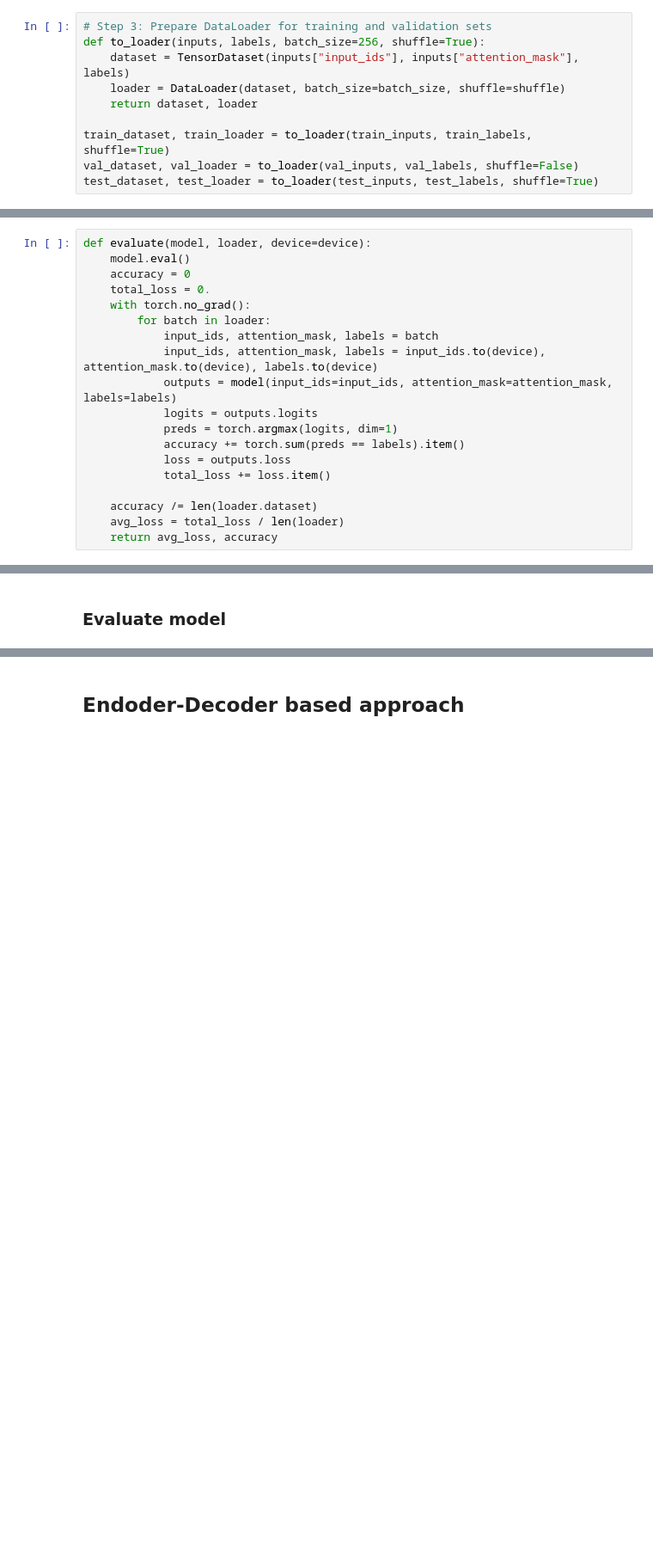
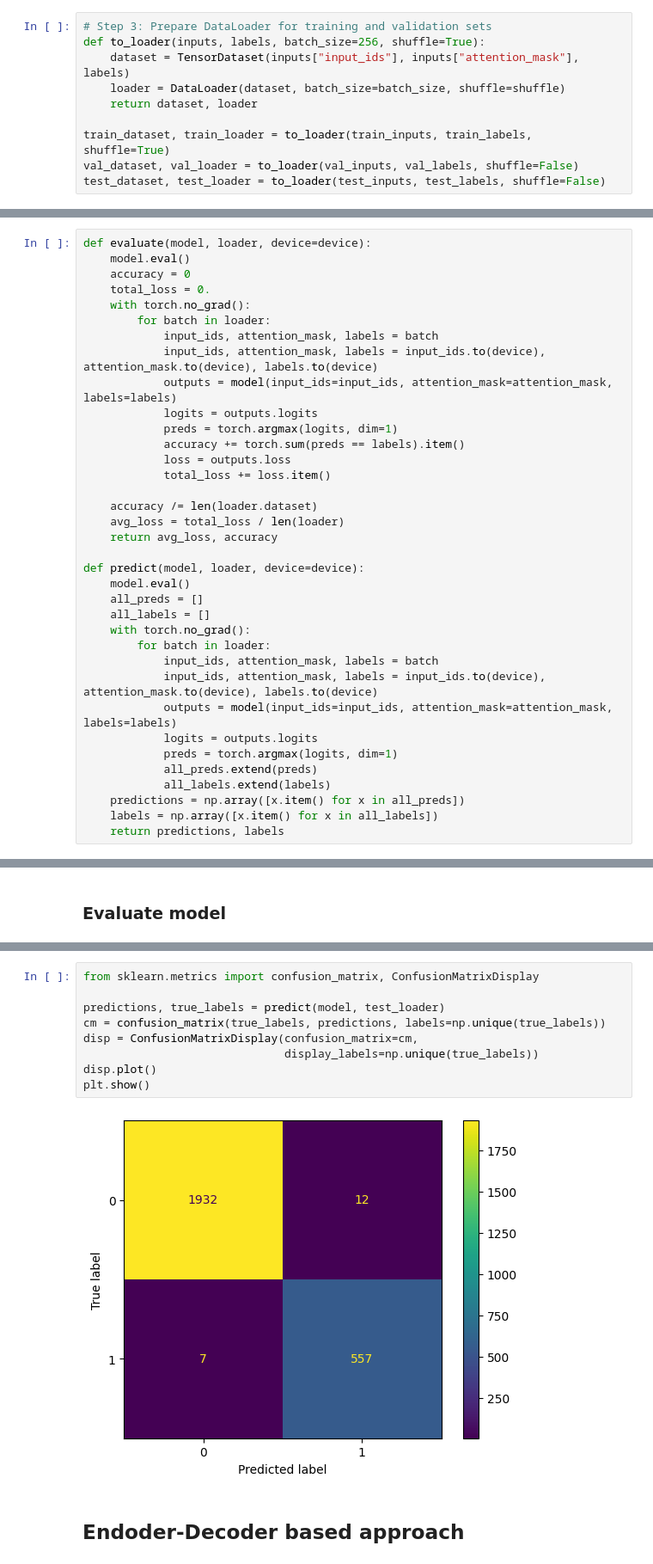
Before and after one commit to Tristan-Amadei/NLP, a Jupyter notebook: src/modelling.ipynb, the cells around one changed output, grey strips where cells are left out. Shown at 86% size. Drawn from its saved outputs; the diff is of its cells as text; blank space fills up the shorter version.

Commit message:
confusion matrix for ft

```diff
--- a/src/modelling.ipynb
+++ b/src/modelling.ipynb
@@ -257,7 +259,7 @@ def to_loader(inputs, labels, batch_size=256, shuffle=True):
 
 train_dataset, train_loader = to_loader(train_inputs, train_labels, shuffle=True)
 val_dataset, val_loader = to_loader(val_inputs, val_labels, shuffle=False)
-test_dataset, test_loader = to_loader(test_inputs, test_labels, shuffle=True)
+test_dataset, test_loader = to_loader(test_inputs, test_labels, shuffle=False)
 # %% [markdown]
 ### Train model
 # %%
@@ -288,6 +290,23 @@ def evaluate(model, loader, device=device):
     accuracy /= len(loader.dataset)
     avg_loss = total_loss / len(loader)
     return avg_loss, accuracy
+
+def predict(model, loader, device=device):
+    model.eval()
+    all_preds = []
+    all_labels = []
+    with torch.no_grad():
+        for batch in loader:
+            input_ids, attention_mask, labels = batch
+            input_ids, attention_mask, labels = input_ids.to(device), attention_mask.to(device), labels.to(device)
+            outputs = model(input_ids=input_ids, attention_mask=attention_mask, labels=labels)
+            logits = outputs.logits
+            preds = torch.argmax(logits, dim=1)
+            all_preds.extend(preds)
+            all_labels.extend(labels)
+    predictions = np.array([x.item() for x in all_preds])
+    labels = np.array([x.item() for x in all_labels])
+    return predictions, labels
 # %%
 def run_epoch(model, epoch, optimizer, train_loader, device=device):
     model.train()
@@ -388,3 +409,14 @@ Test loss: 0.0353, Test accuracy: 99.08%
+# %%
+from sklearn.metrics import confusion_matrix, ConfusionMatrixDisplay
+
+predictions, true_labels = predict(model, test_loader)
+cm = confusion_matrix(true_labels, predictions, labels=np.unique(true_labels))
+disp = ConfusionMatrixDisplay(confusion_matrix=cm,
+                              display_labels=np.unique(true_labels))
+disp.plot()
+plt.show()
+# %% [output]
+[figure, added]
 # %% [markdown]
 ## Endoder-Decoder based approach
 # %%
```
Also changed, not shown: parts of 5 cells of this notebook.
